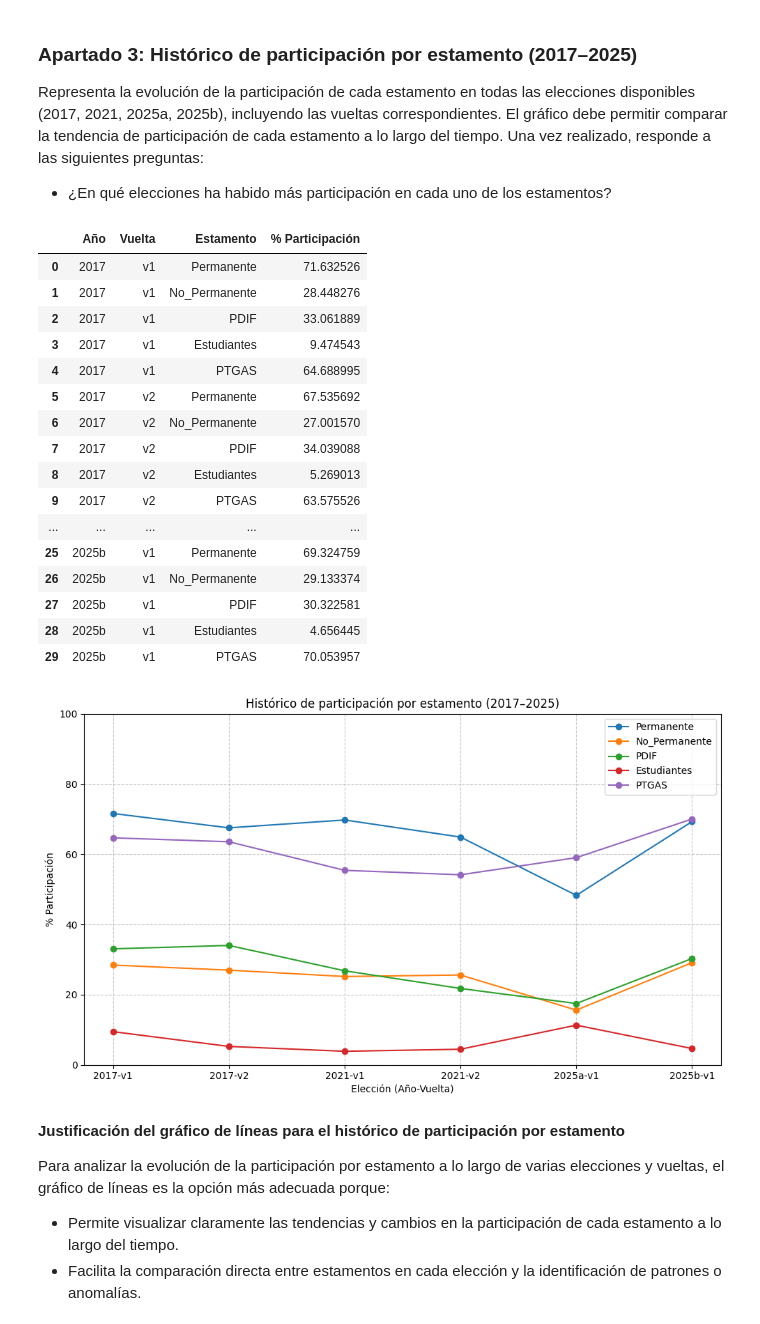
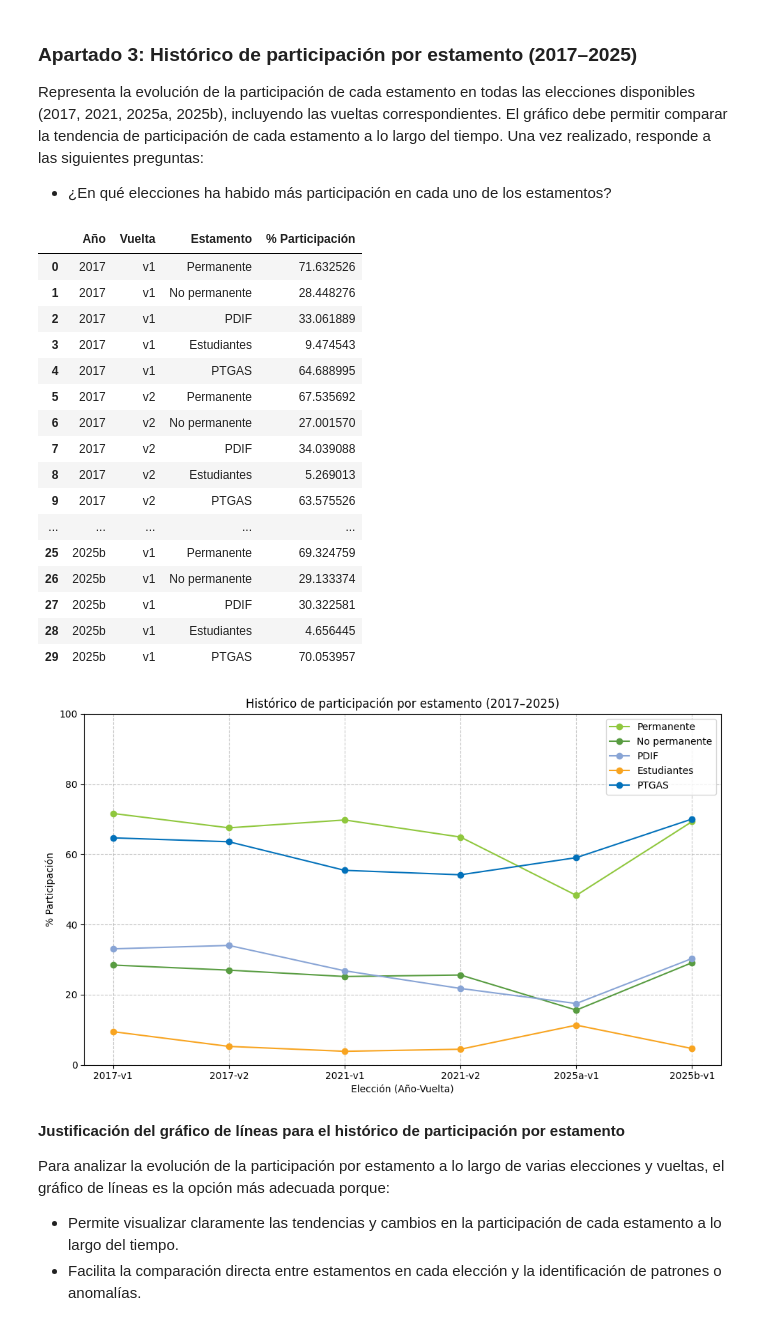
Before and after one commit to gabrieladamasuam/VD_G7312_P04, a Jupyter notebook: Parte1_Elecciones_UAM.ipynb, the cells around one changed output. Saved outputs shown, nothing was run; the diff lists cells and outputs as text; code cells hidden in the pictures.

```diff
--- a/Parte1_Elecciones_UAM.ipynb
+++ b/Parte1_Elecciones_UAM.ipynb
@@ -354,9 +343,6 @@ vez realizado, responde a las siguientes preguntas:
 - ¿En qué elecciones ha habido más participación en cada uno de los estamentos?
 # %%
 # Cargar y procesar todos los ficheros de participación disponibles
-import glob
-import os
-
 def extraer_info_nombre(nombre):
     base = os.path.basename(nombre)
     partes = base.split('_')
@@ -370,51 +356,62 @@ for archivo in archivos:
     anio, vuelta = extraer_info_nombre(archivo)
     df = pd.read_csv(archivo, delimiter='\t')
     for estamento in df['Category'].unique():
-        sub = df[df['Category'] == estamento]
-        censo = sub['Censo'].sum()
-        votos = sub['Votos'].sum()
+        sub_df = df[df['Category'] == estamento]
+        censo = sub_df['Censo'].sum()
+        votos = sub_df['Votos'].sum()
         pct = 100 * votos / censo if censo > 0 else 0
-        resumen.append({'Año': anio, 'Vuelta': vuelta, 'Estamento': estamento, '% Participación': pct})
+        resumen.append({
+            'Año': anio,
+            'Vuelta': vuelta,
+            'Estamento': get_nombre(estamento),
+            '% Participación': pct
+        })
 
 historico = pd.DataFrame(resumen)
 historico
 # %% [output]
 |  | Año | Vuelta | Estamento | % Participación |
 | 0 | 2017 | v1 | Permanente | 71.632526 |
-| 1 | 2017 | v1 | No_Permanente | 28.448276 |
+| 1 | 2017 | v1 | No permanente | 28.448276 |
 | 2 | 2017 | v1 | PDIF | 33.061889 |
 | 3 | 2017 | v1 | Estudiantes | 9.474543 |
 | 4 | 2017 | v1 | PTGAS | 64.688995 |
 | 5 | 2017 | v2 | Permanente | 67.535692 |
-| 6 | 2017 | v2 | No_Permanente | 27.001570 |
+| 6 | 2017 | v2 | No permanente | 27.001570 |
 | 7 | 2017 | v2 | PDIF | 34.039088 |
 | 8 | 2017 | v2 | Estudiantes | 5.269013 |
 | 9 | 2017 | v2 | PTGAS | 63.575526 |
 | ... | ... | ... | ... | ... |
 | 25 | 2025b | v1 | Permanente | 69.324759 |
-| 26 | 2025b | v1 | No_Permanente | 29.133374 |
+| 26 | 2025b | v1 | No permanente | 29.133374 |
 | 27 | 2025b | v1 | PDIF | 30.322581 |
 | 28 | 2025b | v1 | Estudiantes | 4.656445 |
 | 29 | 2025b | v1 | PTGAS | 70.053957 |
 # %%
 # Gráfico de líneas: Evolución histórica de la participación por estamento
 # Usar los mismos colores que en el apartado 1
 plt.figure(figsize=(10, 6))
 for estamento in historico['Estamento'].unique():
     datos = historico[historico['Estamento'] == estamento]
     x = datos['Año'] + '-' + datos['Vuelta']
-    color = colores_estamentos.get(estamento, '#333333')  # Obtener el color específico para el estamento
+    color = None
+    # Buscar clave original para usar get_color
+    for clave, info in estamentos_info.items():
+        if info['nombre'] == estamento:
+            color = info['color']
+            break
+
     plt.plot(x, datos['% Participación'], marker='o', label=estamento, color=color)
 plt.ylabel('% Participación')
 plt.xlabel('Elección (Año-Vuelta)')
 plt.title('Histórico de participación por estamento (2017–2025)')
 plt.ylim(0, 100)
 plt.legend()
 plt.grid(True, linestyle='--', alpha=0.7)
 plt.tight_layout()
 plt.show()
 # %% [output]
-[figure, old version]
+[figure, new version]
 # %% [markdown]
 **Justificación del gráfico de líneas para el histórico de participación por estamento**
 
```
Also changed, not shown: parts of 13 cells of this notebook, 1 other file.
